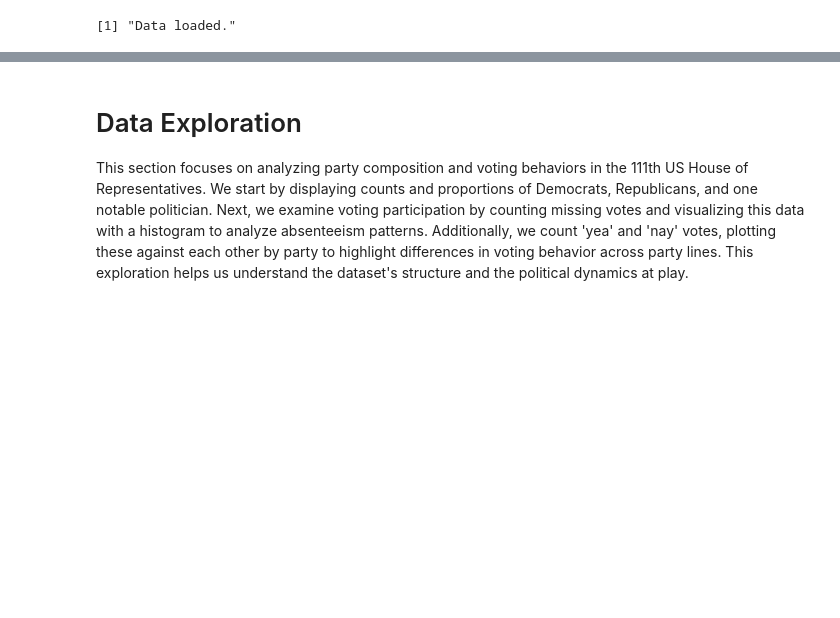
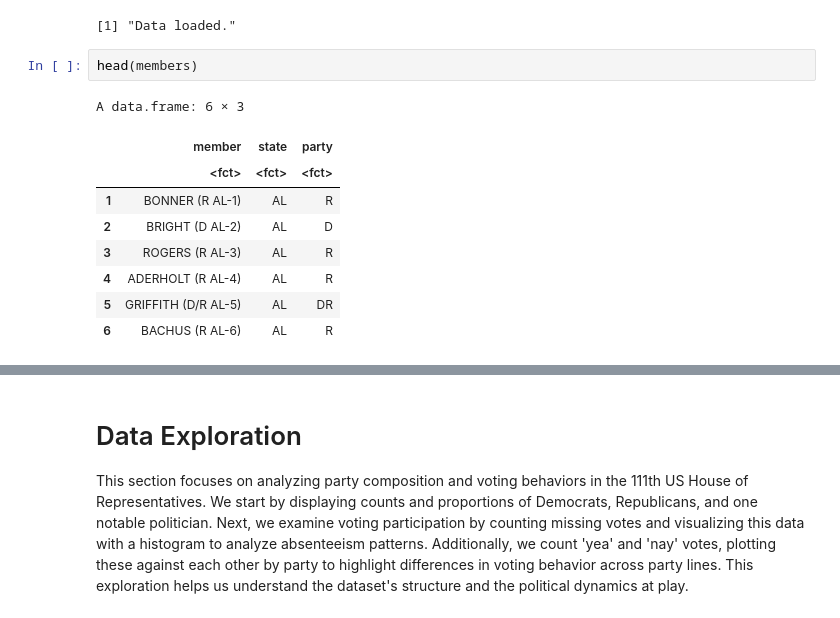
Before and after one commit to AStrittmatter/M02-Machine-Learning, a Jupyter notebook: class_tutorial/class_tutorial_4.ipynb, the cells around one changed output, grey strips where cells are left out. Saved outputs shown, nothing was run; the diff lists cells and outputs as text; blank space fills up the shorter version.

```diff
--- a/class_tutorial/class_tutorial_4.ipynb
+++ b/class_tutorial/class_tutorial_4.ipynb
@@ -18,3 +18,15 @@ print('Data loaded.')
 ##############################################################
 # %% [output]
 [1] "Data loaded."
+# %%
+head(members)
+# %% [output]
+A data.frame: 6 × 3
+|  | member | state | party |
+|  | <fct> | <fct> | <fct> |
+| 1 | BONNER (R AL-1) | AL | R |
+| 2 | BRIGHT (D AL-2) | AL | D |
+| 3 | ROGERS (R AL-3) | AL | R |
+| 4 | ADERHOLT (R AL-4) | AL | R |
+| 5 | GRIFFITH (D/R AL-5) | AL | DR |
+| 6 | BACHUS (R AL-6) | AL | R |
```
Also changed, not shown: parts of 9 cells of this notebook, 1 other file.
